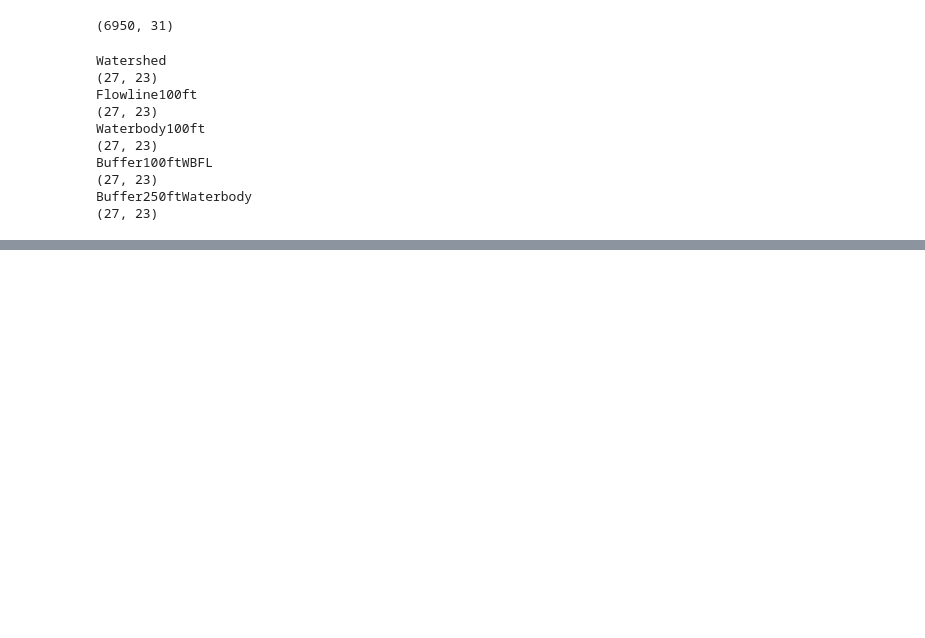
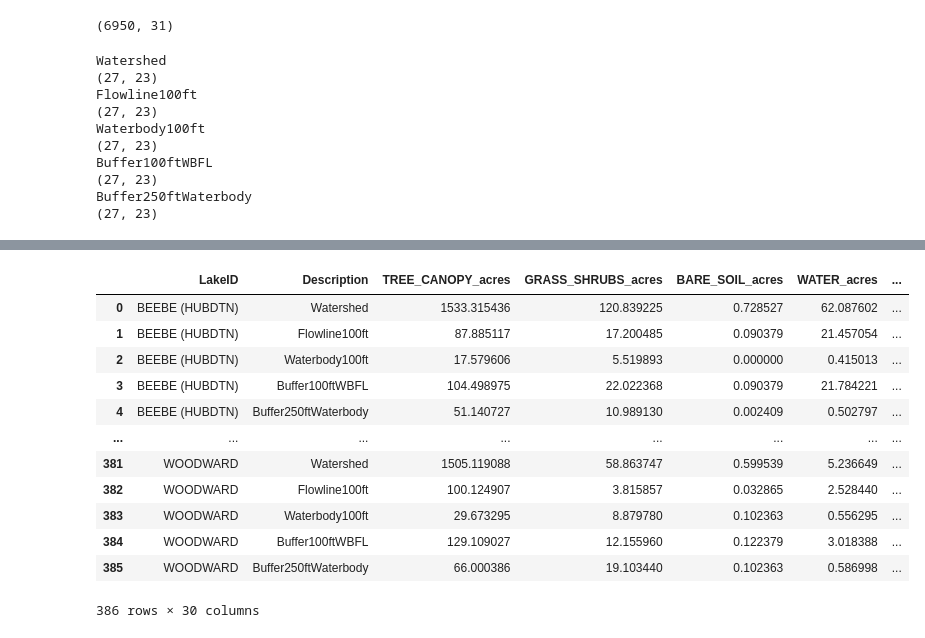
Before and after one commit to zorinAnze/Vermont-Lake-Health, a Jupyter notebook: Survey_results_with_chem.ipynb, the cells around one changed output, grey strips where cells are left out. Saved outputs shown, nothing was run; the diff lists cells and outputs as text; code cells hidden in the pictures; blank space fills up the shorter version.

```diff
--- a/Survey_results_with_chem.ipynb
+++ b/Survey_results_with_chem.ipynb
@@ -196 +183,21 @@ display(chart)
 [interactive output not drawn]
+# %%
+# bar chart with health metric
+survey = survey_data[cols_from_survey]
+health_metric = pd.read_csv('assets/health_metric.csv', index_col=0)
+survey = survey.merge(health_metric, how='inner', left_on='LakeID', right_on='Lake').drop('Lake', axis=1)
+survey
+# %% [output]
+|  | LakeID | Description | TREE_CANOPY_acres | GRASS_SHRUBS_acres | BARE_SOIL_acres | WATER_acres | ... |
+| 0 | BEEBE (HUBDTN) | Watershed | 1533.315436 | 120.839225 | 0.728527 | 62.087602 | ... |
+| 1 | BEEBE (HUBDTN) | Flowline100ft | 87.885117 | 17.200485 | 0.090379 | 21.457054 | ... |
+| 2 | BEEBE (HUBDTN) | Waterbody100ft | 17.579606 | 5.519893 | 0.000000 | 0.415013 | ... |
+| 3 | BEEBE (HUBDTN) | Buffer100ftWBFL | 104.498975 | 22.022368 | 0.090379 | 21.784221 | ... |
+| 4 | BEEBE (HUBDTN) | Buffer250ftWaterbody | 51.140727 | 10.989130 | 0.002409 | 0.502797 | ... |
+| ... | ... | ... | ... | ... | ... | ... | ... |
+| 381 | WOODWARD | Watershed | 1505.119088 | 58.863747 | 0.599539 | 5.236649 | ... |
+| 382 | WOODWARD | Flowline100ft | 100.124907 | 3.815857 | 0.032865 | 2.528440 | ... |
+| 383 | WOODWARD | Waterbody100ft | 29.673295 | 8.879780 | 0.102363 | 0.556295 | ... |
+| 384 | WOODWARD | Buffer100ftWBFL | 129.109027 | 12.155960 | 0.122379 | 3.018388 | ... |
+| 385 | WOODWARD | Buffer250ftWaterbody | 66.000386 | 19.103440 | 0.102363 | 0.586998 | ... |
+386 rows × 30 columns
```
Also changed, not shown: parts of 8 cells of this notebook.
